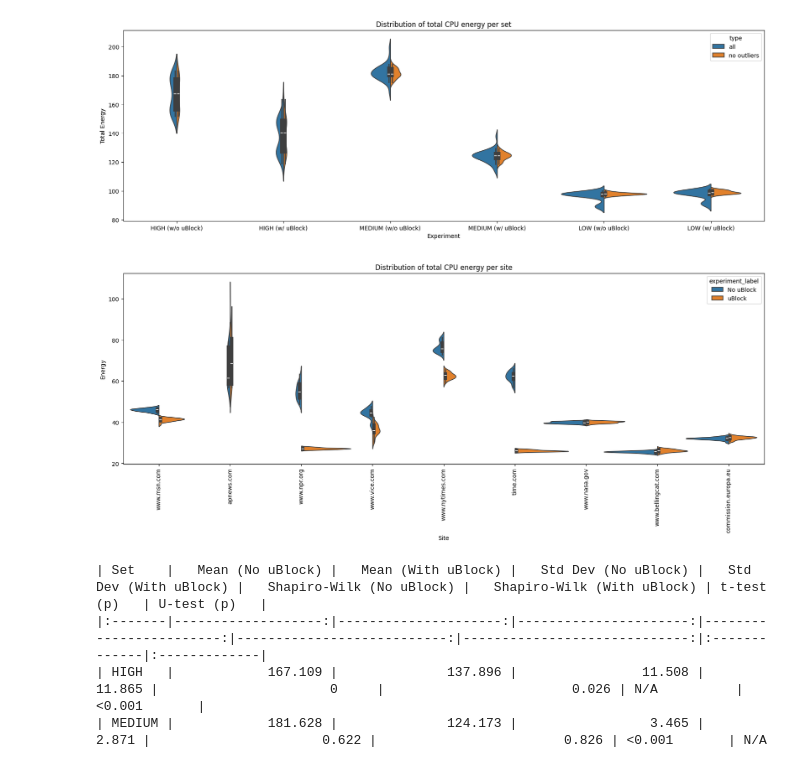
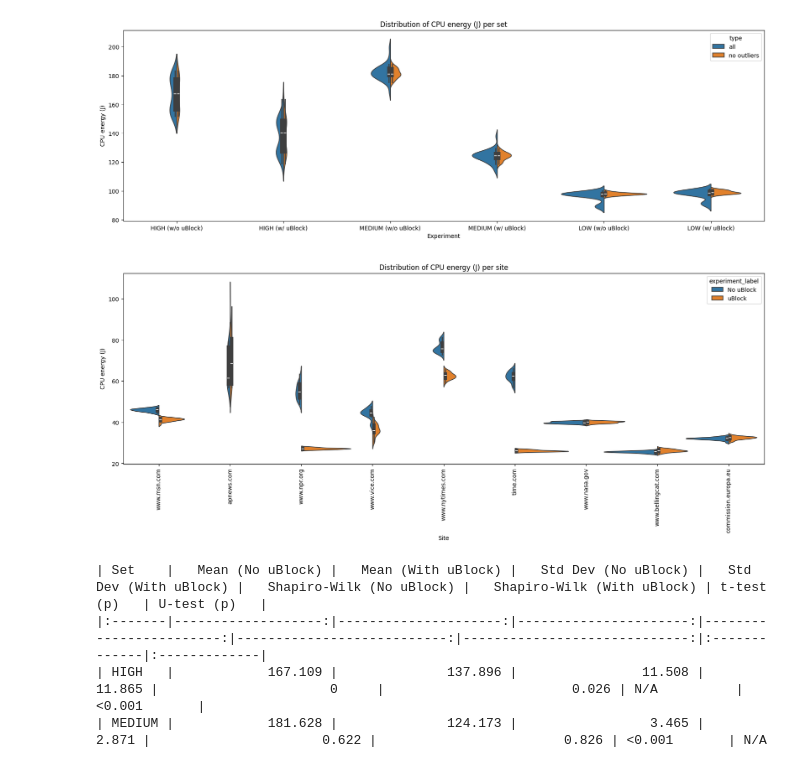
Before and after one commit to JortvD/cs4575-g5, a Jupyter notebook: data_analysis.ipynb, the cells around one changed output. Cells and saved outputs as stored; diff of their text form; code cells hidden in the pictures.

```diff
--- a/data_analysis.ipynb
+++ b/data_analysis.ipynb
@@ -134,19 +134,19 @@ df_site = pd.DataFrame(data)
 # %%
 labels = []
 for index, row in df_site.iterrows():
 	site_label = SITES[list(SITES.keys())[row['set']]][row['site']]
 	site_label = site_label.split('/')[2]
 	labels.append(site_label)
 df_site['label'] = labels
 sns.violinplot(x='label', y='total_energy', hue='experiment_label', data=df_site, split=True, gap=0, width=1.5)
 plt.xticks(rotation=90)
 plt.xlabel('Site')
-plt.ylabel('Energy')
+plt.ylabel('CPU energy (J)')
 plt.gcf().set_size_inches(20, 6)
-plt.title(f'Distribution of total CPU energy per site')
+plt.title(f'Distribution of CPU energy (J) per site')
 plt.show()
 # %% [output]
-[figure, old version]
+[figure, new version]
 # %%
 data = []
 data2 = []
```
Also changed, not shown: parts of 1 cell of this notebook, 3 other files.
